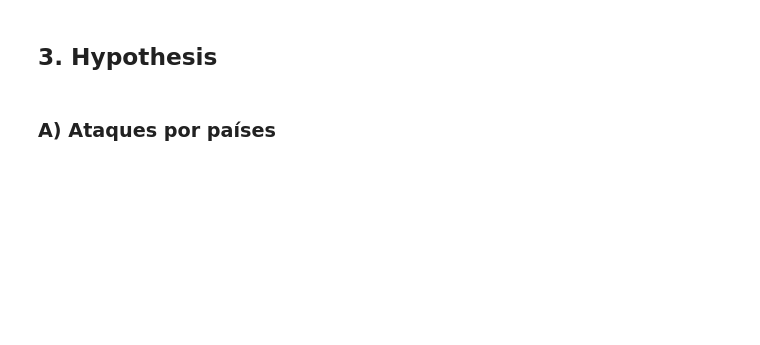
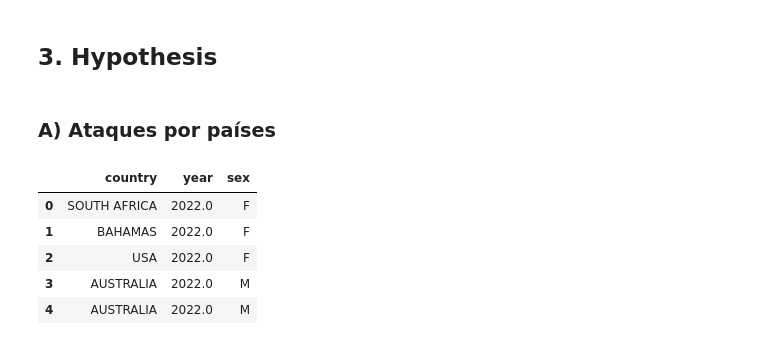
Before and after one commit to davidmoreno-gh/SharkattacksProyect, a Jupyter notebook: main.ipynb, the cells around one changed output. Saved outputs shown, nothing was run; the diff lists cells and outputs as text; code cells hidden in the pictures; blank space fills up the shorter version.

```diff
--- a/main.ipynb
+++ b/main.ipynb
@@ -156,10 +161,17 @@ pd.unique(data_clean['Type'])'''
 # %%
 # Creamos una nueva tabla
 
 countries_attacks = data[(data['country'] != 'Unknow')]
-data_country_attack = countries_attacks[['country','year', 'sex', 'age']]
+data_country_attack = countries_attacks[['country','year', 'sex',]]
 data_country_attack = data_country_attack.reset_index(drop=True)
 data_country_attack.head(5)
+# %% [output]
+|  | country | year | sex |
+| 0 | SOUTH AFRICA | 2022.0 | F |
+| 1 | BAHAMAS | 2022.0 | F |
+| 2 | USA | 2022.0 | F |
+| 3 | AUSTRALIA | 2022.0 | M |
+| 4 | AUSTRALIA | 2022.0 | M |
 # %%
 prueba = data.groupby('country').size().reset_index(name= 'repeticiones') # Agrupar por páis
 prueba = prueba.sort_values(by='repeticiones', ascending=False) # Ordenar de mayor a menor
```
Also changed, not shown: parts of 37 cells of this notebook, 1 other file.
